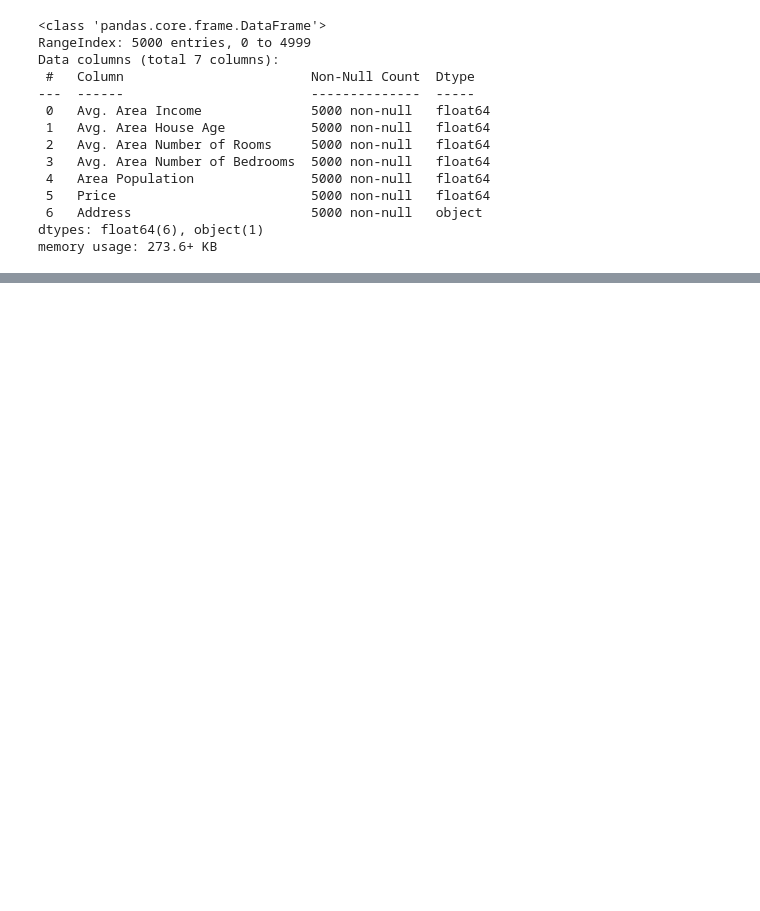
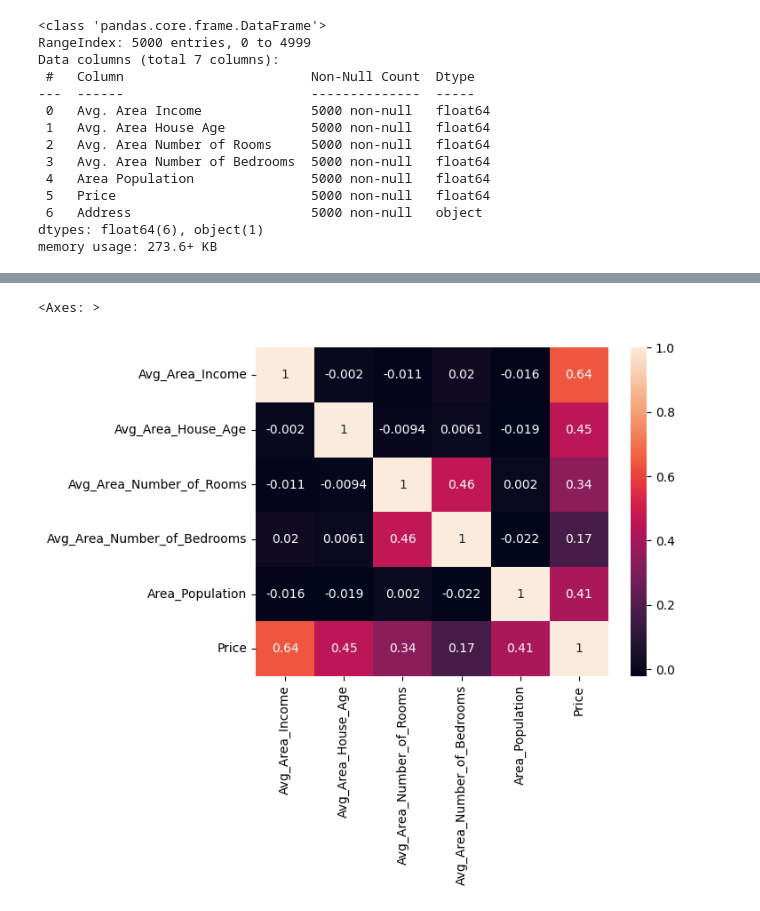
Before and after one commit to VictorBelle38/RegressaoLinear, a Jupyter notebook: Regressão_Linear.ipynb, the cells around one changed output, grey strips where cells are left out. Saved outputs shown, nothing was run; the diff lists cells and outputs as text; code cells hidden in the pictures; blank space fills up the shorter version.

```diff
--- a/Regressão_Linear.ipynb
+++ b/Regressão_Linear.ipynb
@@ -93,0 +133,5 @@ fig.show()
+# %%
+sns.heatmap(base_casa.corr(), annot=True)
+# %% [output]
+<Axes: >
+[figure, added]
```
Also changed, not shown: parts of 7 cells of this notebook.
